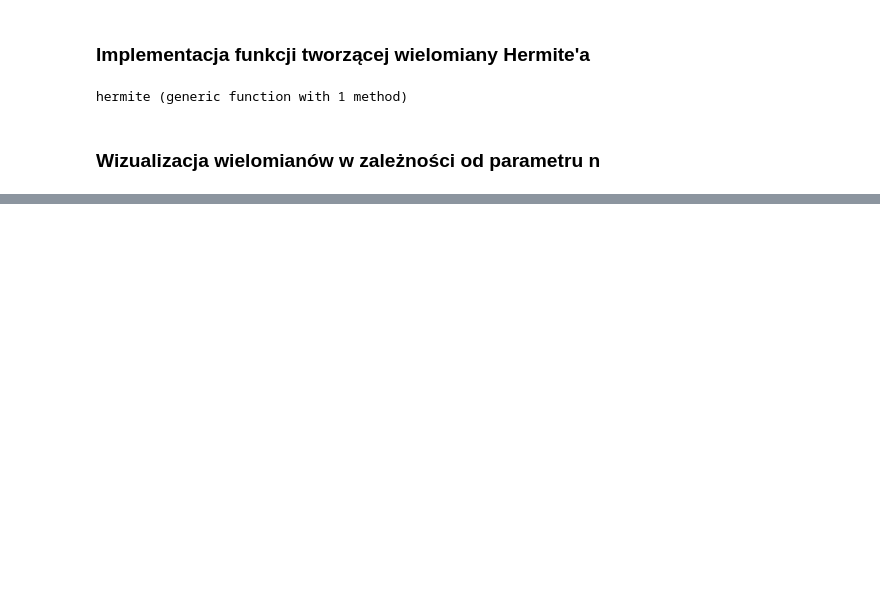
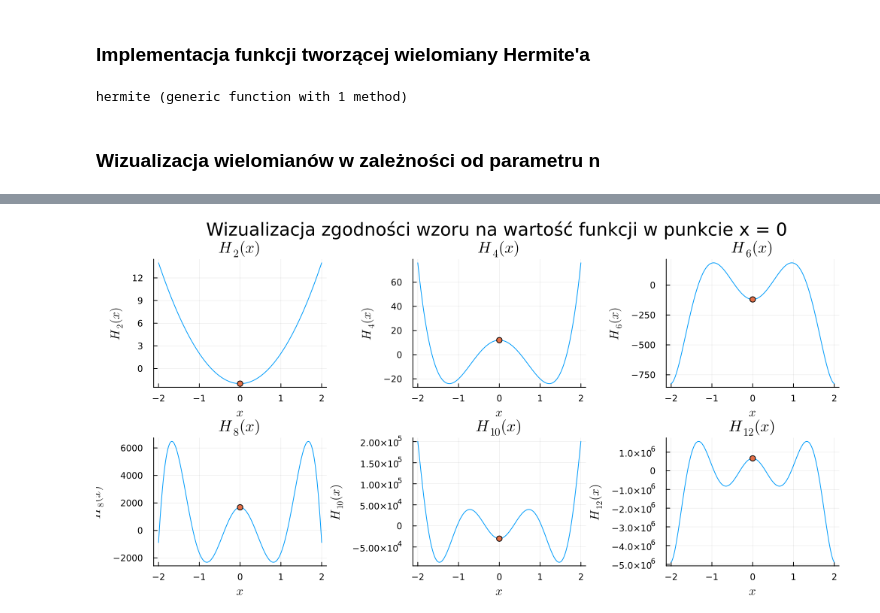
Before and after one commit to Carkules/Obliczenia_naukowe, a Jupyter notebook: wizualizacja_wlasnosci_funkcji/wizualizacja_funkcji.ipynb, the cells around one changed output, grey strips where cells are left out. Cells and saved outputs as stored; diff of their text form; code cells hidden in the pictures; blank space fills up the shorter version.

```diff
--- a/wizualizacja_wlasnosci_funkcji/wizualizacja_funkcji.ipynb
+++ b/wizualizacja_wlasnosci_funkcji/wizualizacja_funkcji.ipynb
@@ -57,0 +71,17 @@ plot!(xs, hermite.(3, xs), label="H₃(x)")
+# %%
+xs = range(-2, 2, length=500)
+
+plots = [
+    begin
+        p = plot(xs, hermite.(n, xs), title=L"H_{%$n}(x)", xlabel = L"x", ylabel = L"H_{%$n}(x)", label = "")
+
+        scatter!(p, [0], [hermite_zero(n)], label="")
+
+        p
+    end
+    for n in 2:2:12
+]
+
+plot(plots..., layout=(2,3), size=(1000, 500), plot_title = "Wizualizacja zgodności wzoru na wartość funkcji w punkcie x = 0")
+# %% [output]
+[figure, added]
```
Also changed, not shown: parts of 7 cells of this notebook.
